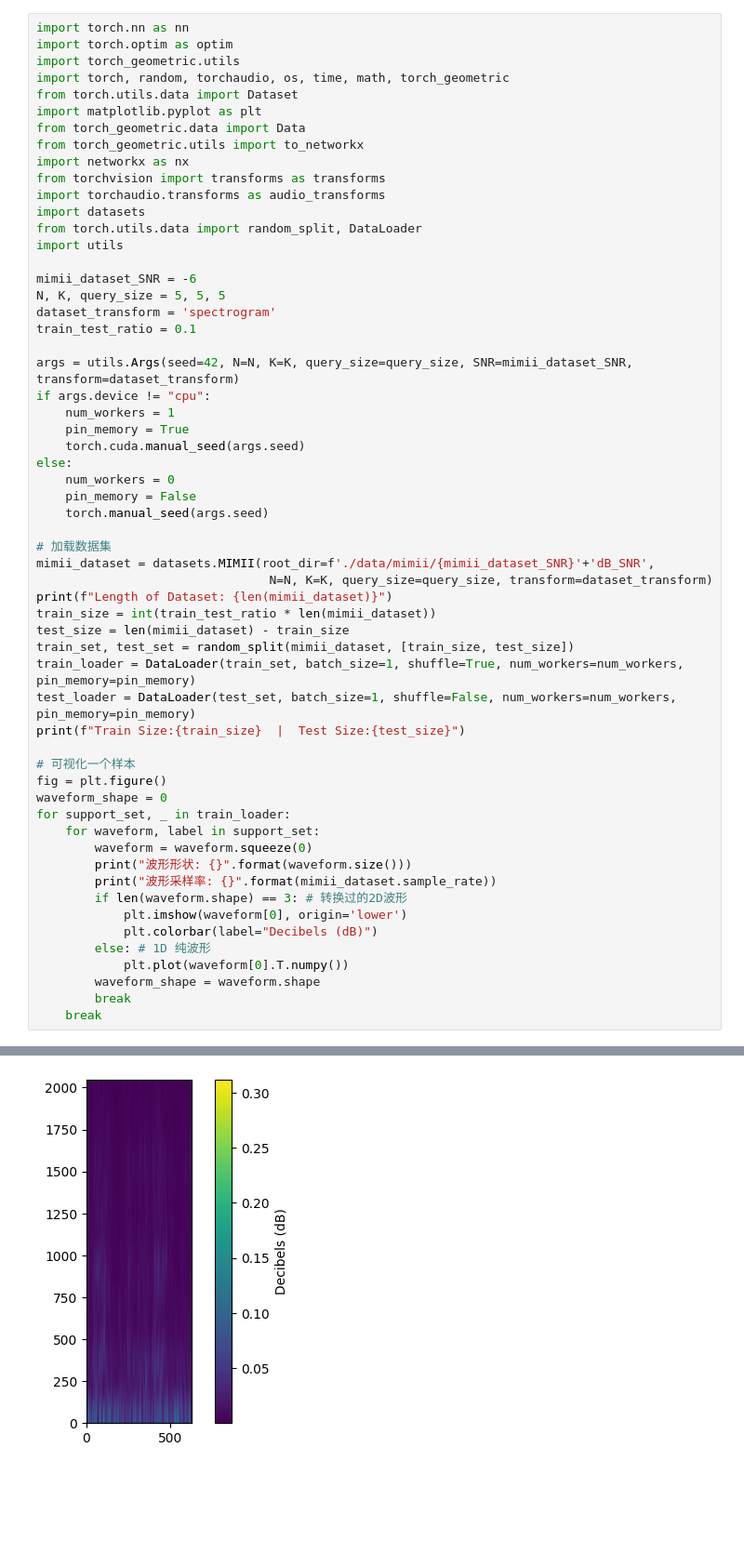
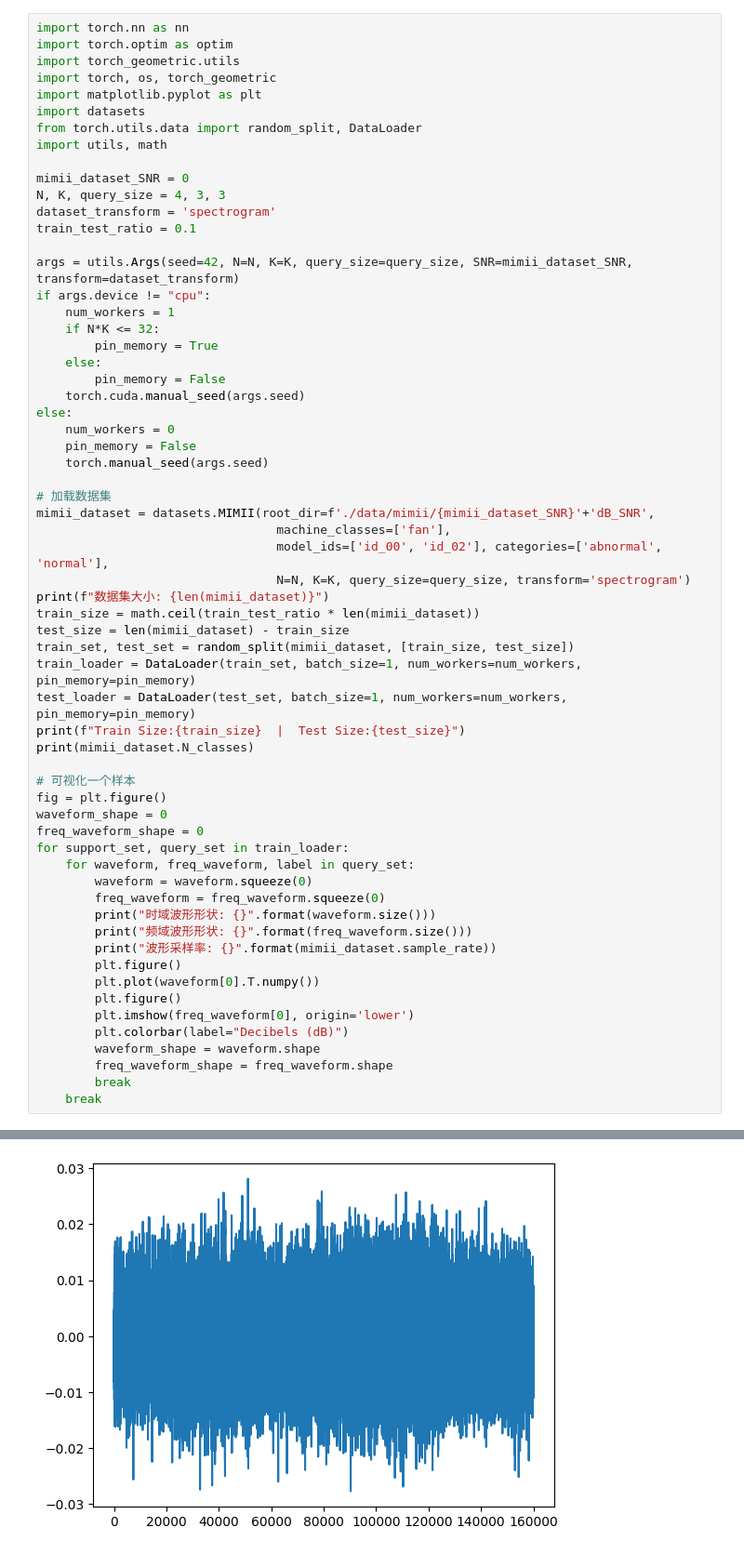
Before and after one commit to L1ndenbaum/GraphConvNetwork, a Jupyter notebook: GraphConv.ipynb, the cells around one changed output, grey strips where cells are left out. Shown: that part at 93% size. Drawn from its saved outputs; the diff is of its cells as text; blank space fills up the shorter version.

Commit message:
Update Network Architecture

```diff
--- a/GraphConv.ipynb
+++ b/GraphConv.ipynb
@@ -2,27 +2,24 @@
 import torch.nn as nn
 import torch.optim as optim
 import torch_geometric.utils
-import torch, random, torchaudio, os, time, math, torch_geometric
-from torch.utils.data import Dataset
+import torch, os, torch_geometric
 import matplotlib.pyplot as plt
-from torch_geometric.data import Data
-from torch_geometric.utils import to_networkx
-import networkx as nx
-from torchvision import transforms as transforms
-import torchaudio.transforms as audio_transforms
 import datasets
 from torch.utils.data import random_split, DataLoader
-import utils
+import utils, math
 
-mimii_dataset_SNR = -6
-N, K, query_size = 5, 5, 5
+mimii_dataset_SNR = 0
+N, K, query_size = 4, 3, 3
 dataset_transform = 'spectrogram'
 train_test_ratio = 0.1
 
 args = utils.Args(seed=42, N=N, K=K, query_size=query_size, SNR=mimii_dataset_SNR, transform=dataset_transform)
 if args.device != "cpu":
     num_workers = 1
-    pin_memory = True
+    if N*K <= 32:
+        pin_memory = True
+    else:
+        pin_memory = False
     torch.cuda.manual_seed(args.seed)
 else:
     num_workers = 0
@@ -31,29 +28,36 @@ else:
 
 # 加载数据集
 mimii_dataset = datasets.MIMII(root_dir=f'./data/mimii/{mimii_dataset_SNR}'+'dB_SNR',
-                                N=N, K=K, query_size=query_size, transform=dataset_transform)
-print(f"Length of Dataset: {len(mimii_dataset)}")
-train_size = int(train_test_ratio * len(mimii_dataset))
+                                 machine_classes=['fan'],
+                                 model_ids=['id_00', 'id_02'], categories=['abnormal', 'normal'],
+                                 N=N, K=K, query_size=query_size, transform='spectrogram')
+print(f"数据集大小: {len(mimii_dataset)}")
+train_size = math.ceil(train_test_ratio * len(mimii_dataset))
 test_size = len(mimii_dataset) - train_size
 train_set, test_set = random_split(mimii_dataset, [train_size, test_size])
-train_loader = DataLoader(train_set, batch_size=1, shuffle=True, num_workers=num_workers, pin_memory=pin_memory)
-test_loader = DataLoader(test_set, batch_size=1, shuffle=False, num_workers=num_workers, pin_memory=pin_memory)
+train_loader = DataLoader(train_set, batch_size=1, num_workers=num_workers, pin_memory=pin_memory)
+test_loader = DataLoader(test_set, batch_size=1, num_workers=num_workers, pin_memory=pin_memory)
 print(f"Train Size:{train_size}  |  Test Size:{test_size}")
+print(mimii_dataset.N_classes)
 
 # 可视化一个样本
 fig = plt.figure()
 waveform_shape = 0
-for support_set, _ in train_loader:
-    for waveform, label in support_set:
+freq_waveform_shape = 0
+for support_set, query_set in train_loader:
+    for waveform, freq_waveform, label in query_set:
         waveform = waveform.squeeze(0)
-        print("波形形状: {}".format(waveform.size()))
+        freq_waveform = freq_waveform.squeeze(0)
+        print("时域波形形状: {}".format(waveform.size()))
+        print("频域波形形状: {}".format(freq_waveform.size()))
         print("波形采样率: {}".format(mimii_dataset.sample_rate))
-        if len(waveform.shape) == 3: # 转换过的2D波形
-            plt.imshow(waveform[0], origin='lower')
-            plt.colorbar(label="Decibels (dB)")
-        else: # 1D 纯波形
-            plt.plot(waveform[0].T.numpy())
+        plt.figure()
+        plt.plot(waveform[0].T.numpy())
+        plt.figure()
+        plt.imshow(freq_waveform[0], origin='lower')
+        plt.colorbar(label="Decibels (dB)")
         waveform_shape = waveform.shape
+        freq_waveform_shape = freq_waveform.shape
         break
     break
 # %% [output]
@@ -64 +71 @@ Train Size:1  |  Test Size:16
-[figure, old version]
+[figure, new version]
```
Also changed, not shown: parts of 9 cells of this notebook, 4 other files.
